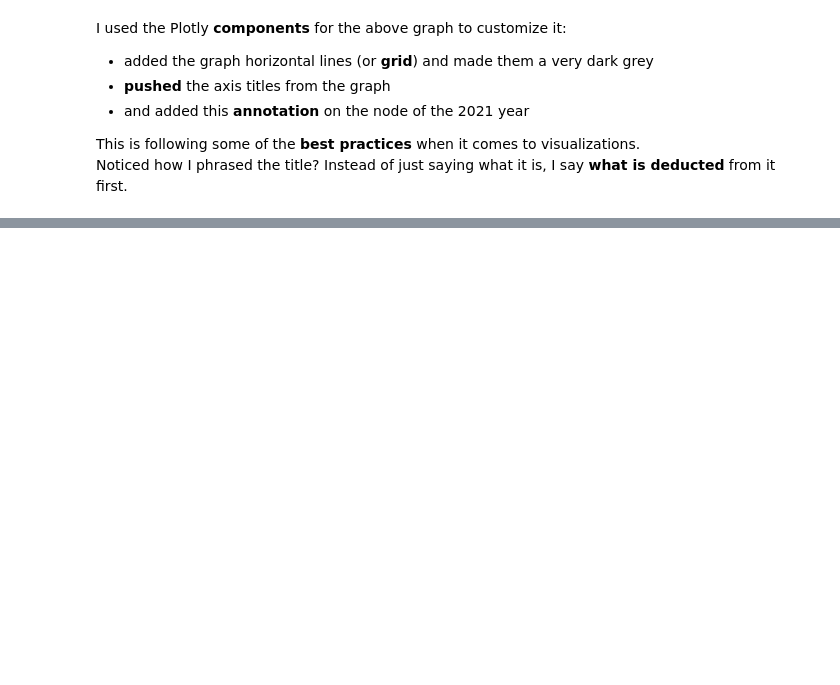
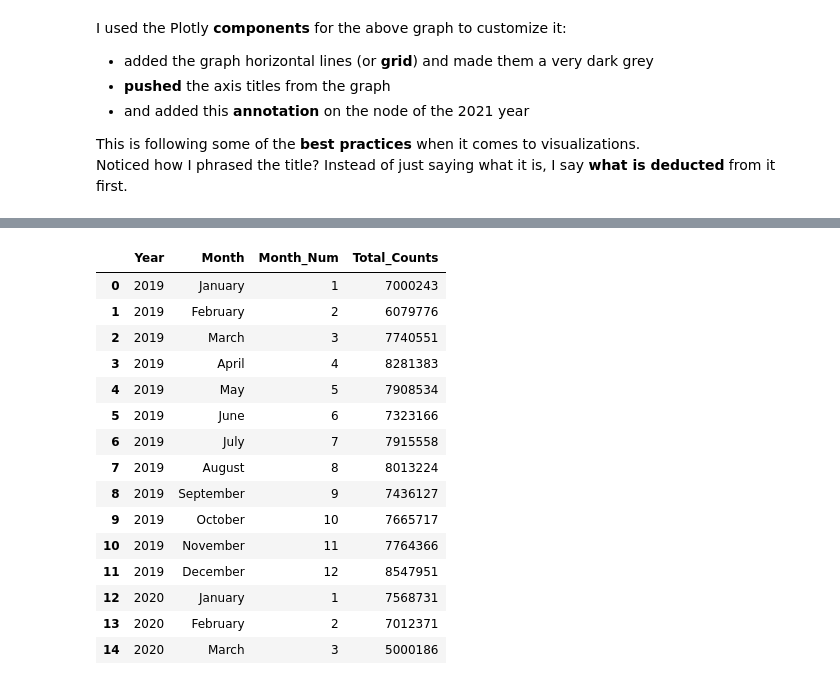
Before and after one commit to jendives2000/Data_ML_Practice_2025, a Jupyter notebook: 1-3-SQL/practice/DuckDB/notebooks/4_duckdb_handson_eda.ipynb, the cells around one changed output, grey strips where cells are left out. Saved outputs shown, nothing was run; the diff lists cells and outputs as text; code cells hidden in the pictures; blank space fills up the shorter version.

```diff
--- a/1-3-SQL/practice/DuckDB/notebooks/4_duckdb_handson_eda.ipynb
+++ b/1-3-SQL/practice/DuckDB/notebooks/4_duckdb_handson_eda.ipynb
@@ -562,0 +863,20 @@ Noticed how I phrased the title? Instead of just saying what it is, I say **what
+# %%
+df_yrs_mths_counts = var_to_df(yr_mths_counts)
+df_yrs_mths_counts.head(15)
+# %% [output]
+|  | Year | Month | Month_Num | Total_Counts |
+| 0 | 2019 | January | 1 | 7000243 |
+| 1 | 2019 | February | 2 | 6079776 |
+| 2 | 2019 | March | 3 | 7740551 |
+| 3 | 2019 | April | 4 | 8281383 |
+| 4 | 2019 | May | 5 | 7908534 |
+| 5 | 2019 | June | 6 | 7323166 |
+| 6 | 2019 | July | 7 | 7915558 |
+| 7 | 2019 | August | 8 | 8013224 |
+| 8 | 2019 | September | 9 | 7436127 |
+| 9 | 2019 | October | 10 | 7665717 |
+| 10 | 2019 | November | 11 | 7764366 |
+| 11 | 2019 | December | 12 | 8547951 |
+| 12 | 2020 | January | 1 | 7568731 |
+| 13 | 2020 | February | 2 | 7012371 |
+| 14 | 2020 | March | 3 | 5000186 |
```
Also changed, not shown: parts of 25 cells of this notebook, 2 other files.
